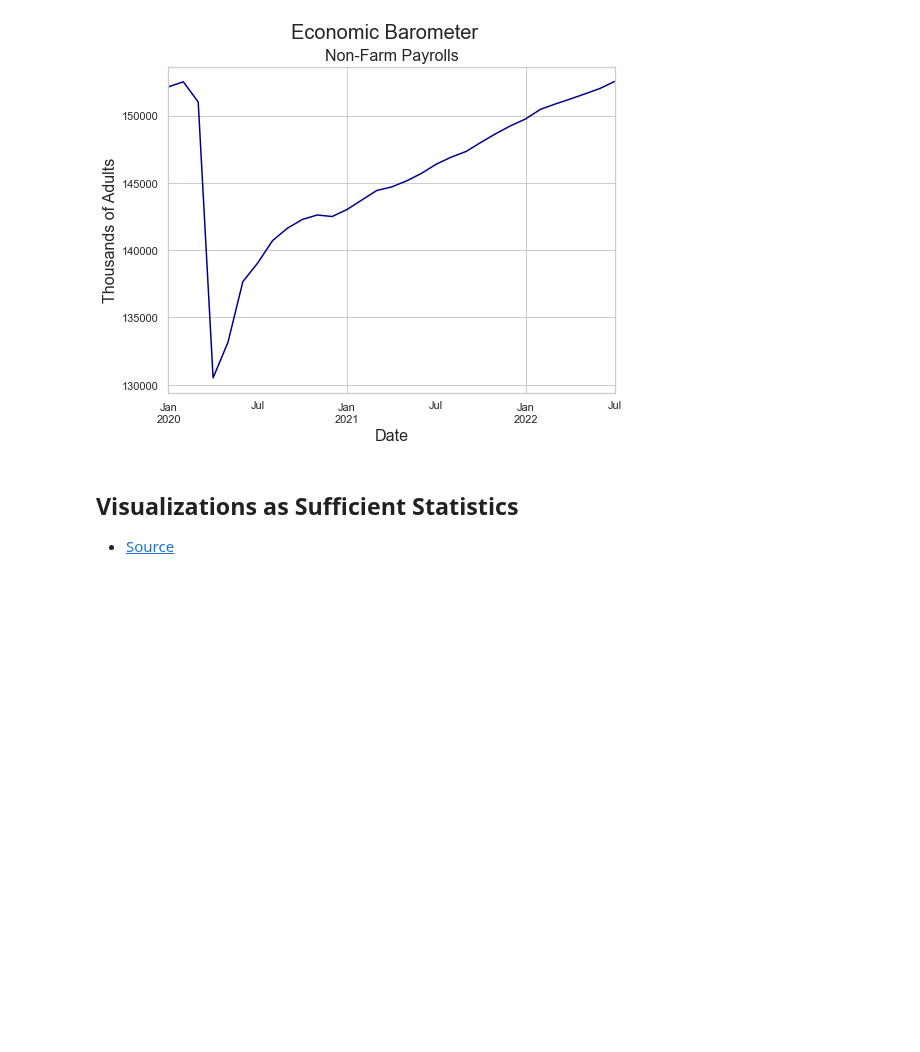
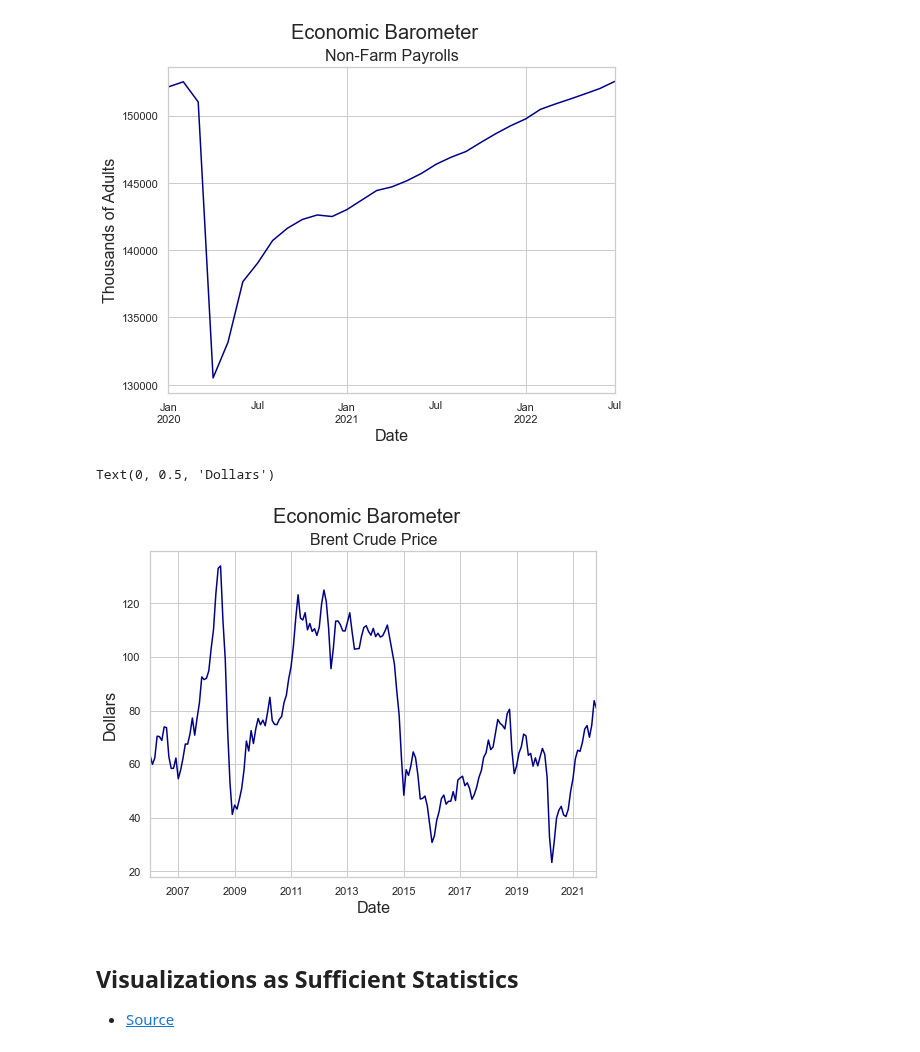
Before and after one commit to thsavage/Macroeconomic-Talking-Points, a Jupyter notebook: Macroeconomic Talking Points.ipynb, the cells around one changed output. Cells and saved outputs as stored; diff of their text form; code cells hidden in the pictures; blank space fills up the shorter version.

```diff
--- a/Macroeconomic Talking Points.ipynb
+++ b/Macroeconomic Talking Points.ipynb
@@ -222,6 +223,16 @@ plt.ylabel('Thousands of Adults', fontsize=16)
 # %% [output]
 Text(0, 0.5, 'Thousands of Adults')
 [figure]
+# %%
+brent = fred.get_series("POILBREUSDM", observation_start='2006-01-01')
+brent.plot(color='darkblue', figsize=(8, 6))
+plt.suptitle('Economic Barometer', fontsize=20)
+plt.title('Brent Crude Price', fontsize=16)
+plt.xlabel('Date', fontsize=16)
+plt.ylabel('Dollars', fontsize=16)
+# %% [output]
+Text(0, 0.5, 'Dollars')
+[figure, added]
 # %% [markdown]
 ## Visualizations as Sufficient Statistics
 * [Source](https://github.com/owid/covid-19-data/tree/master/public/data/vaccinations)
```
Also changed, not shown: parts of 1 cell of this notebook.
